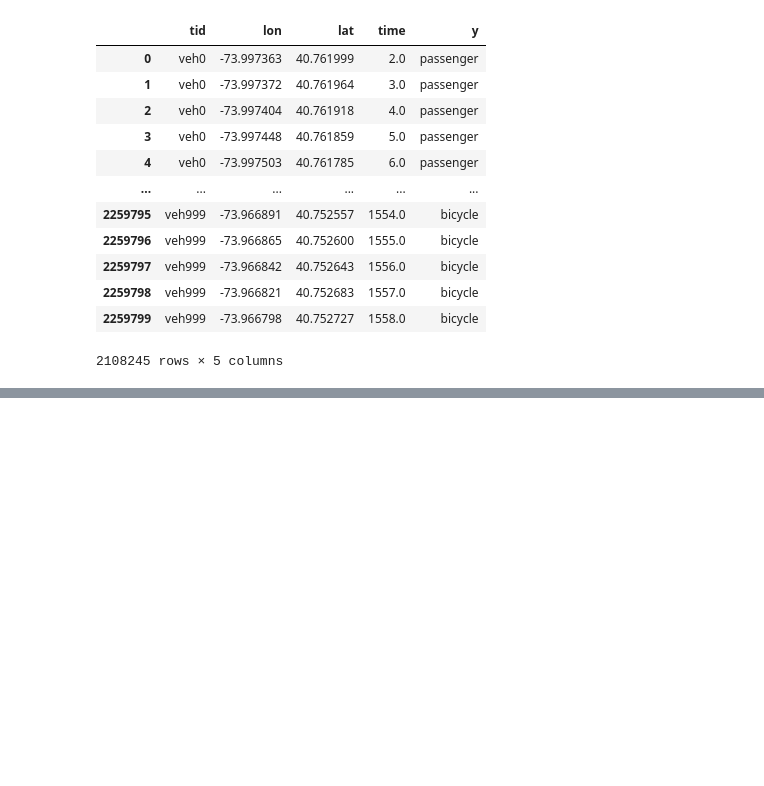
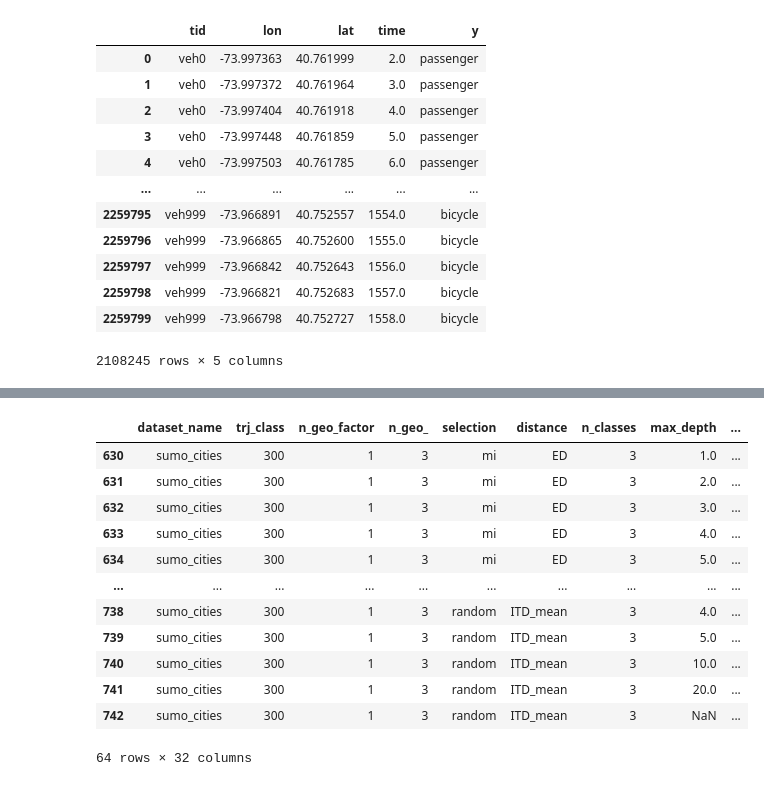
Before and after one commit to cri98li/Understanding-Mobility-Shapelets, a Jupyter notebook: code/benchmark/benchmark_sumo.ipynb, the cells around one changed output, grey strips where cells are left out. Drawn from its saved outputs; the diff is of its cells as text; code cells hidden in the pictures; blank space fills up the shorter version.

```diff
--- a/code/benchmark/benchmark_sumo.ipynb
+++ b/code/benchmark/benchmark_sumo.ipynb
@@ -101,0 +141,20 @@ df[df.tid.isin(df_count.keys())]
+# %%
+df_grouped[
+    (df_grouped.dataset_name == 'sumo_cities')
+    & (df_grouped.n_geo_factor == 1)
+    & (df_grouped.model == 'DT')
+]
+# %% [output]
+|  | dataset_name | trj_class | n_geo_factor | n_geo_ | selection | distance | n_classes | max_depth | ... |
+| 630 | sumo_cities | 300 | 1 | 3 | mi | ED | 3 | 1.0 | ... |
+| 631 | sumo_cities | 300 | 1 | 3 | mi | ED | 3 | 2.0 | ... |
+| 632 | sumo_cities | 300 | 1 | 3 | mi | ED | 3 | 3.0 | ... |
+| 633 | sumo_cities | 300 | 1 | 3 | mi | ED | 3 | 4.0 | ... |
+| 634 | sumo_cities | 300 | 1 | 3 | mi | ED | 3 | 5.0 | ... |
+| ... | ... | ... | ... | ... | ... | ... | ... | ... | ... |
+| 738 | sumo_cities | 300 | 1 | 3 | random | ITD_mean | 3 | 4.0 | ... |
+| 739 | sumo_cities | 300 | 1 | 3 | random | ITD_mean | 3 | 5.0 | ... |
+| 740 | sumo_cities | 300 | 1 | 3 | random | ITD_mean | 3 | 10.0 | ... |
+| 741 | sumo_cities | 300 | 1 | 3 | random | ITD_mean | 3 | 20.0 | ... |
+| 742 | sumo_cities | 300 | 1 | 3 | random | ITD_mean | 3 | NaN | ... |
+64 rows × 32 columns
```
Also changed, not shown: parts of 6 cells of this notebook.
